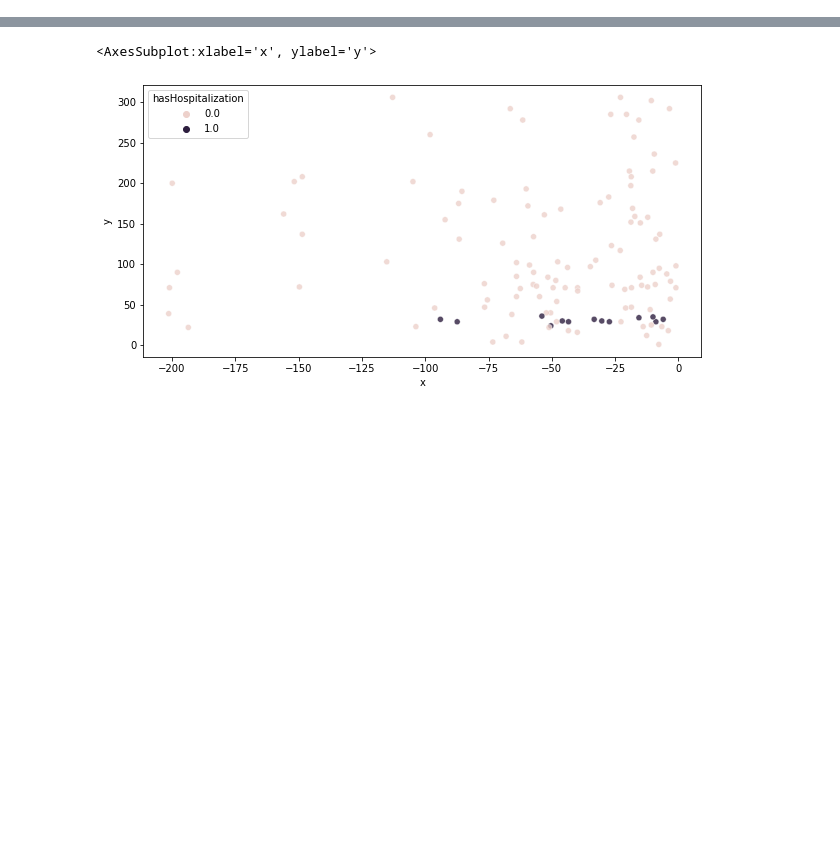
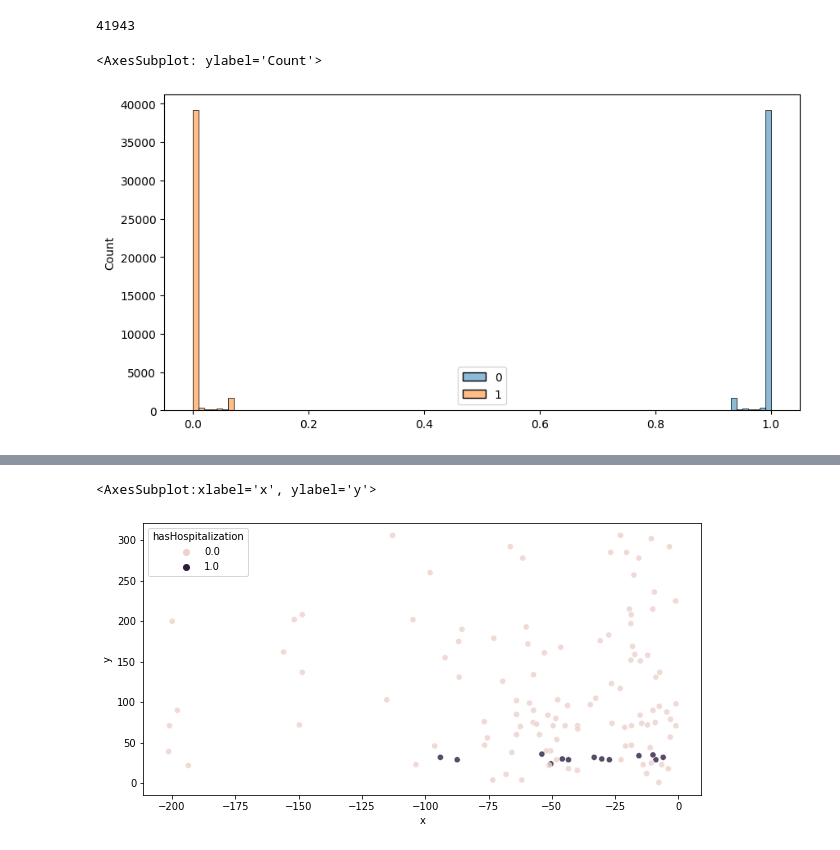
Before and after one commit to BrendanL72/Hospitalization-Risk, a Jupyter notebook: TryingModels.ipynb, the cells around one changed output, grey strips where cells are left out. Cells and saved outputs as stored; diff of their text form; code cells hidden in the pictures; blank space fills up the shorter version.

```diff
--- a/TryingModels.ipynb
+++ b/TryingModels.ipynb
@@ -114,0 +567,29 @@ weighted avg       1.00      1.00      1.00     13982
+# %%
+if tryNewModels:
+    #KNN Comparison
+    def calculateScores(conf):
+        precision = conf[1,1]/sum(conf[:,1])
+        recall = conf[1,1]/sum(conf[1])
+        f1Score = 2/(1/precision + 1/recall)
+        return precision, recall, f1Score
+
+    cols = ['Neighbors', 'Precision', 'Recall', 'F1']
+    train_scores = pd.DataFrame(columns=cols)
+    test_scores = pd.DataFrame(columns=cols)
+    allscores = []
+
+    for i in tqdm(range(1,51)):
+        model = KNeighborsClassifier(n_neighbors=i)
+        model.fit(using_train, twostep_train)
+        pred_train = model.predict(using_train)
+        pred_test = model.predict(using_test)
+        allscores.append(pred_test)
+        conf_train = confusion_matrix(y_true=twostep_train, y_pred=pred_train)
+        conf_test = confusion_matrix(y_true=twostep_test, y_pred=pred_test)
+
+        #Looking for high recall
+        p, r, f = calculateScores(conf_train)
+        train_scores = pd.concat([train_scores, pd.Series(index=cols, data=[i, p, r, f]).to_frame().T], ignore_index=True)
+        p, r, f = calculateScores(conf_test)
+        test_scores = pd.concat([test_scores, pd.Series(index=cols, data=[i, p, r, f]).to_frame().T], ignore_index=True)
+        #test_scores = test_scores.append(pd.Series(index=cols, data=[i, p, r, f]), ignore_index=True)
@@ -114,0 +676,15 @@ weighted avg       1.00      1.00      1.00     13982
+# %%
+prob_pred_train = class_model.predict_proba(using_train)
+prob_pred_test = class_model.predict_proba(using_test)
+# %%
+len(prob_pred_train)
+# %% [output]
+41943
+# %%
+plt.figure(figsize=(10,5))
+#plt.xlim(.4, .6)
+#plt.ylim(0, 25)
+sns.histplot(data=prob_pred_train, bins=100)
+# %% [output]
+<AxesSubplot: ylabel='Count'>
+[figure, added]
```
Also changed, not shown: parts of 52 cells of this notebook.
